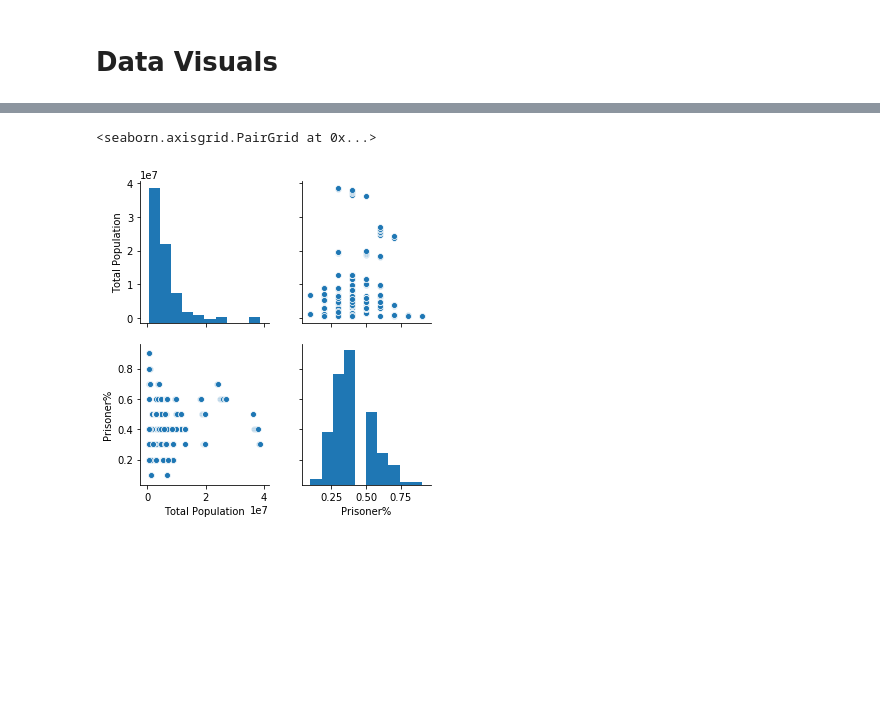
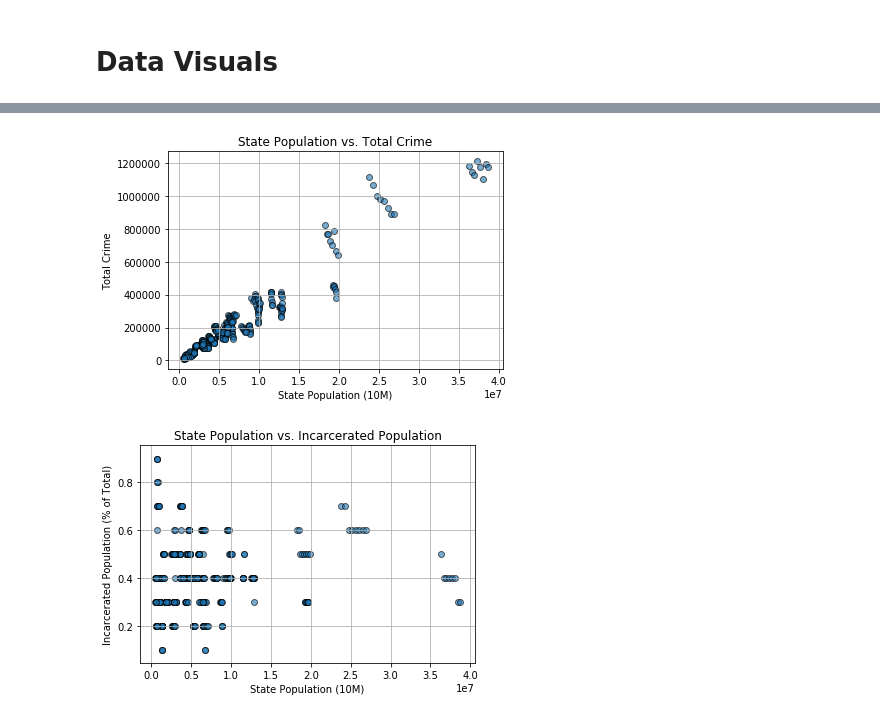
Before and after one commit to octaviaisom/Project1, a Jupyter notebook: main_oi.ipynb, the cells around one changed output, grey strips where cells are left out. Cells and saved outputs as stored; diff of their text form; code cells hidden in the pictures; blank space fills up the shorter version.

Commit message:
getting to know the data...more visuals

```diff
--- a/main_oi.ipynb
+++ b/main_oi.ipynb
@@ -94,5 +103,0 @@ sns.pairplot(crime_vs_race[['Total Population','Total Crime']])
-# %%
-sns.pairplot(crime_vs_race[['Total Population','Prisoner%']])
-# %% [output]
-<seaborn.axisgrid.PairGrid at 0x...>
-[figure, removed]
@@ -100,0 +104,24 @@ sns.pairplot(range(crime_vs_race.shape[20:])
+# %%
+plt.scatter(crime_vs_race['Total Population'], crime_vs_race['Total Crime'], edgecolor = 'black', alpha = 0.6)
+plt.title(f'State Population vs. Total Crime')
+plt.xlabel('State Population (10M)')
+plt.ylabel('Total Crime')
+plt.grid()
+
+plt.savefig('Output/pop_vs_crime.png')
+
+plt.show()
+# %% [output]
+[figure, added]
+# %%
+plt.scatter(crime_vs_race['Total Population'], crime_vs_race['Prisoner%'], edgecolor = 'black', alpha = 0.6)
+plt.title(f'State Population vs. Incarcerated Population')
+plt.xlabel('State Population (10M)')
+plt.ylabel('Incarcerated Population (% of Total)')
+plt.grid()
+
+plt.savefig('Output/pop_vs_incar_pop.png')
+
+plt.show()
+# %% [output]
+[figure, added]
```
Also changed, not shown: parts of 5 cells of this notebook, 2 other files.
